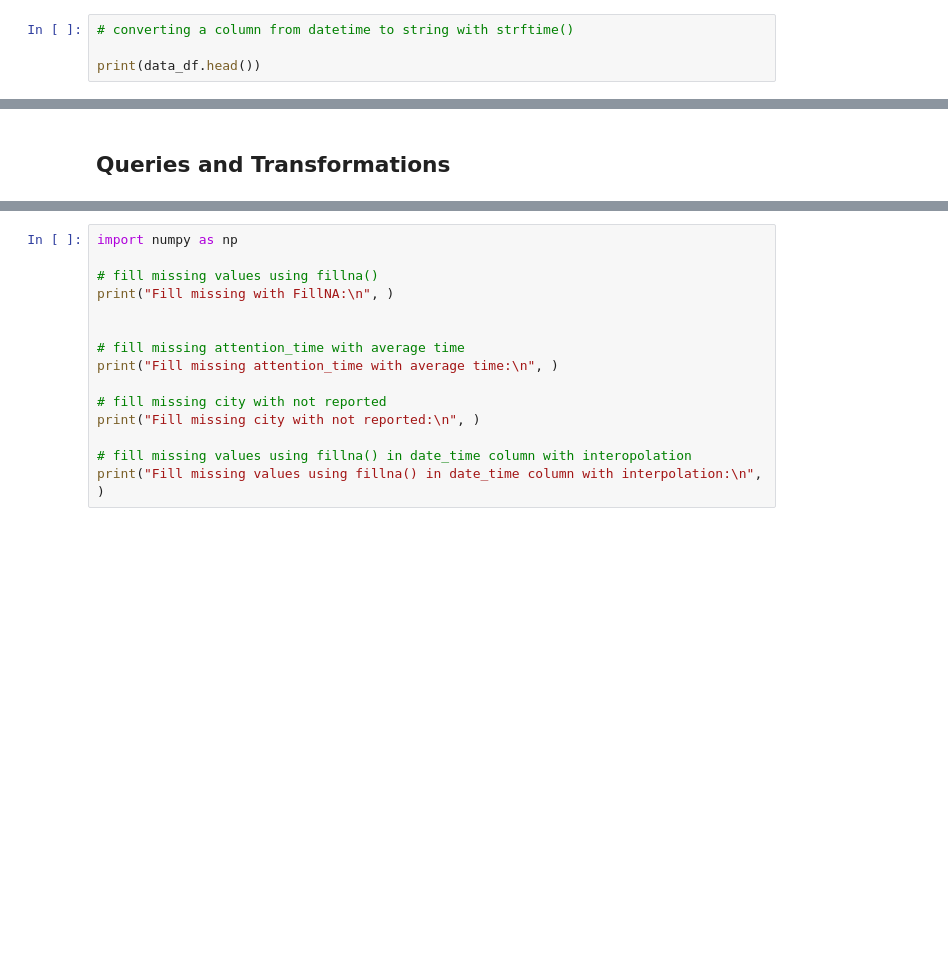
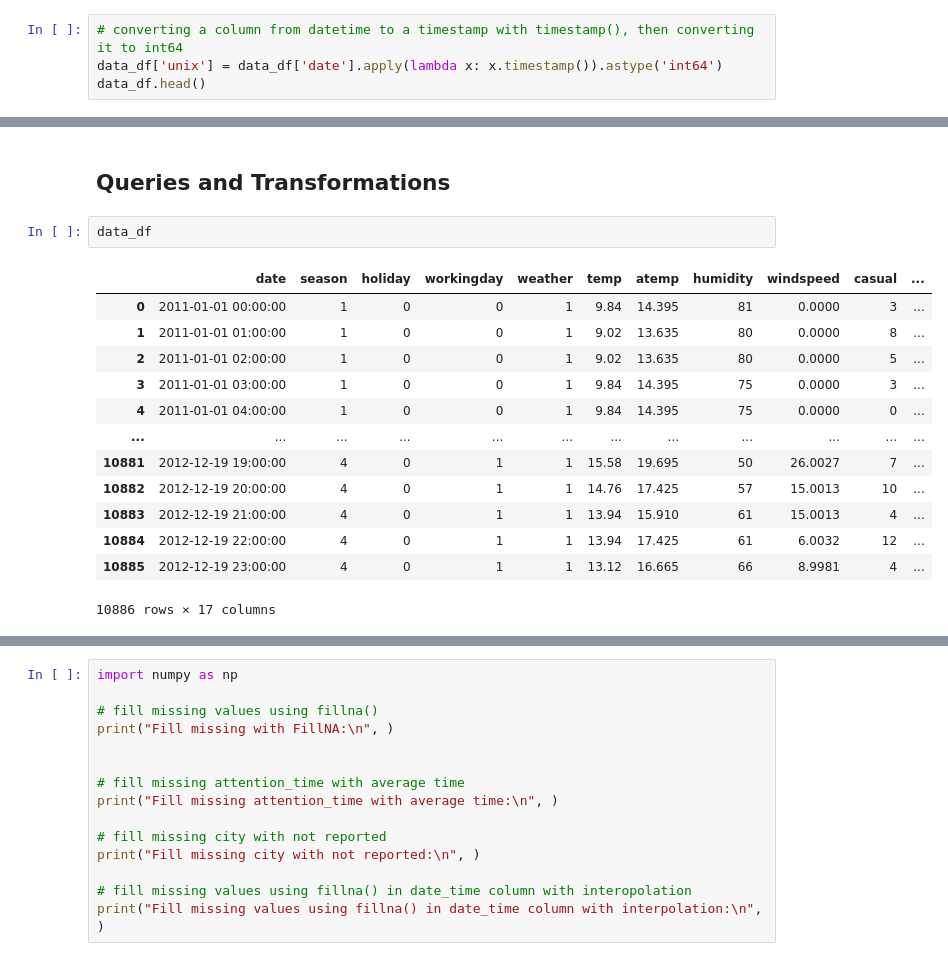
Before and after one commit to EngAndres/ud-public, a Jupyter notebook: courses/data-analysis-programming/notebooks/python_intro.ipynb, the cells around one changed output, grey strips where cells are left out. Saved outputs shown, nothing was run; the diff lists cells and outputs as text; blank space fills up the shorter version.

```diff
--- a/courses/data-analysis-programming/notebooks/python_intro.ipynb
+++ b/courses/data-analysis-programming/notebooks/python_intro.ipynb
@@ -1288,4 +1532,4 @@ print("Sales dataframe with Date column as datetime:\n", )
 # %%
-# converting a column from datetime to string with strftime()
-
-print(data_df.head())
+# converting a column from datetime to a timestamp with timestamp(), then converting it to int64
+data_df['unix'] = data_df['date'].apply(lambda x: x.timestamp()).astype('int64')
+data_df.head()
@@ -1311,4 +1612,20 @@ print(np.round(total, 3))
 # %% [markdown]
 ## Queries and Transformations
+# %%
+data_df
+# %% [output]
+|  | date | season | holiday | workingday | weather | temp | atemp | humidity | windspeed | casual | ... |
+| 0 | 2011-01-01 00:00:00 | 1 | 0 | 0 | 1 | 9.84 | 14.395 | 81 | 0.0000 | 3 | ... |
+| 1 | 2011-01-01 01:00:00 | 1 | 0 | 0 | 1 | 9.02 | 13.635 | 80 | 0.0000 | 8 | ... |
+| 2 | 2011-01-01 02:00:00 | 1 | 0 | 0 | 1 | 9.02 | 13.635 | 80 | 0.0000 | 5 | ... |
+| 3 | 2011-01-01 03:00:00 | 1 | 0 | 0 | 1 | 9.84 | 14.395 | 75 | 0.0000 | 3 | ... |
+| 4 | 2011-01-01 04:00:00 | 1 | 0 | 0 | 1 | 9.84 | 14.395 | 75 | 0.0000 | 0 | ... |
+| ... | ... | ... | ... | ... | ... | ... | ... | ... | ... | ... | ... |
+| 10881 | 2012-12-19 19:00:00 | 4 | 0 | 1 | 1 | 15.58 | 19.695 | 50 | 26.0027 | 7 | ... |
+| 10882 | 2012-12-19 20:00:00 | 4 | 0 | 1 | 1 | 14.76 | 17.425 | 57 | 15.0013 | 10 | ... |
+| 10883 | 2012-12-19 21:00:00 | 4 | 0 | 1 | 1 | 13.94 | 15.910 | 61 | 15.0013 | 4 | ... |
+| 10884 | 2012-12-19 22:00:00 | 4 | 0 | 1 | 1 | 13.94 | 17.425 | 61 | 6.0032 | 12 | ... |
+| 10885 | 2012-12-19 23:00:00 | 4 | 0 | 1 | 1 | 13.12 | 16.665 | 66 | 8.9981 | 4 | ... |
+10886 rows × 17 columns
 # %%
 # drop a column
```
Also changed, not shown: parts of 42 cells of this notebook, 8 other files.
